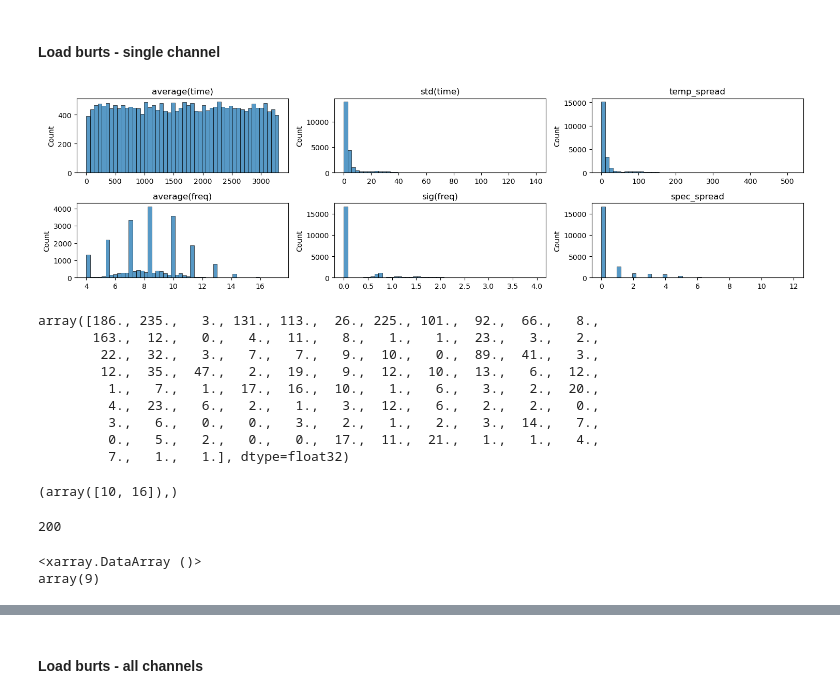
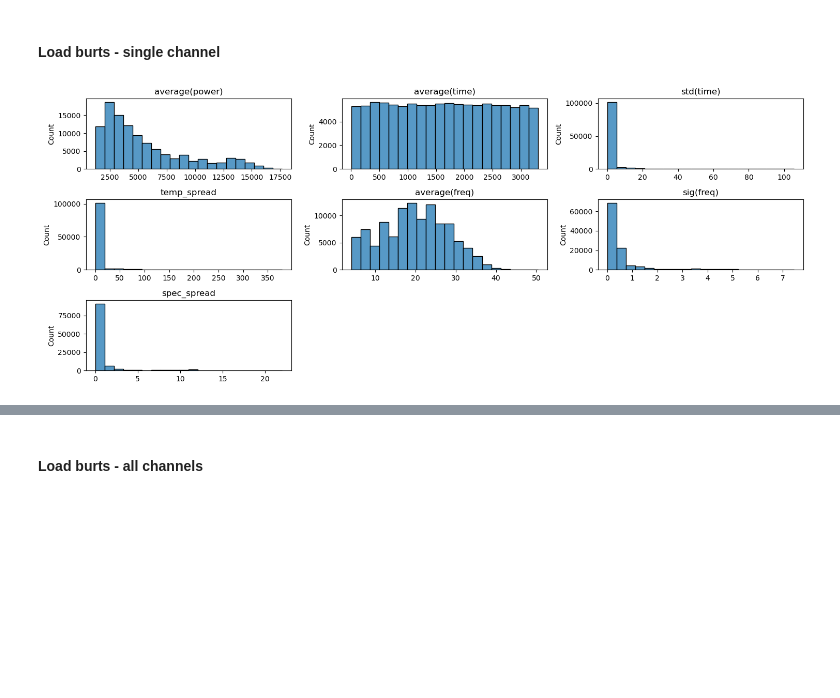
Before and after one commit to ViniciusLima94/vanderbilt, a Jupyter notebook: notebooks/5_Burst_Stats.ipynb, the cells around one changed output, grey strips where cells are left out. Saved outputs shown, nothing was run; the diff lists cells and outputs as text; code cells hidden in the pictures; blank space fills up the shorter version.

```diff
--- a/notebooks/5_Burst_Stats.ipynb
+++ b/notebooks/5_Burst_Stats.ipynb
@@ -93,7 +93,7 @@ def get_n_channels(bursts: np.ndarray, label: int):
     return np.array(out)
 
 
-def get_masked_feature(vector: np.ndarray, bursts: np.ndarray, label: int):
+def get_masked_feature(vector: np.ndarray, bursts: np.ndarray, weigths: np.ndarray, label: int):
     """
     Masks the feature vector based on the given label.
 
@@ -105,11 +105,11 @@ def get_masked_feature(vector: np.ndarray, bursts: np.ndarray, label: int):
     Returns:
         numpy.ndarray: Masked feature vector.
     """
-    return (bursts == label) * vector
+    return (weigths * (bursts == label)) * vector
 
 
 def stats_feature(
-    vector: np.ndarray, bursts: np.ndarray, labels: int, fstats=jnp.nanmean
+    vector: np.ndarray, bursts: np.ndarray, weigths: np.ndarray, labels: int, fstats=jnp.nanmean
 ):
     """
     Computes the average of non-zero elements in the masked feature vector, replacing zeros with NaNs.
@@ -124,7 +124,7 @@ def stats_feature(
     """
 
     def _for_label(carry, label):
-        masked = get_masked_feature(vector, bursts, label)
+        masked = get_masked_feature(vector, bursts, weigths, label)
         return carry, fstats(replace_zeros_with_nan(masked))
 
     _, out = jax.lax.scan(_for_label, None, labels)
@@ -314,15 +311,24 @@ for key in features_names:
     features[key] = []
 
 blocks = jnp.asarray(bursts.blocks.data)
-sel_bursts = bursts.sel(IMFs=1)
+sel_bursts = bursts.sel(IMFs=2)
+sel_w = W.sel(IMFs=2)
+
+mu_power = get_stats_feature_blocks(
+    blocks, W.data, sel_bursts.data, jnp.ones_like(sel_bursts.data), fstats=jnp.nanmean
+)
 
 mu_time, sig_time = get_stats_feature_blocks(
-    blocks, times, sel_bursts.data, fstats=jnp.nanmean
-), get_stats_feature_blocks(blocks, times, sel_bursts.data, fstats=jnp.nanstd)
+    blocks, times, sel_bursts.data, sel_w.data, fstats=jnp.nanmean
+), get_stats_feature_blocks(
+    blocks, times, sel_bursts.data, sel_w.data, fstats=jnp.nanstd
+)
 
 mu_freq, sig_freq = get_stats_feature_blocks(
-    blocks, freqs[:, None], sel_bursts.data, fstats=jnp.nanmean
-), get_stats_feature_blocks(blocks, freqs[:, None], sel_bursts.data, fstats=jnp.nanstd)
+    blocks, freqs[:, None], sel_bursts.data, sel_w.data, fstats=jnp.nanmean
+), get_stats_feature_blocks(
+    blocks, freqs[:, None], sel_bursts.data, sel_w.data, fstats=jnp.nanstd
+)
 
 temp_spread = get_temporal_spread(blocks, ntimes, sel_bursts.data)
 
@@ -340,17 +346,29 @@ temp = [
 
 for j, key in enumerate(features_names):
     features[key] = temp[j]
+# %%
+features["average(power)"] = out
+# %%
+features_names = [
+    "average(power)",
+    "average(time)",
+    "std(time)",
+    "temp_spread",
+    "average(freq)",
+    "sig(freq)",
+    "spec_spread",
+]
 # %%
 plt.figure(figsize=(15, 6))
 for i, key in enumerate(features_names):
     data = features[key]
     if data.ndim == 3:
         data = np.diff(features[key], axis=2).squeeze()
     data = data.flatten()
     data = data[~np.isnan(data)]
     plt.subplot(3, 3, i + 1)
-    sns.histplot(data=data, bins=50)
+    sns.histplot(data=data, bins=20)
     plt.title(key)
 plt.tight_layout()
 # %% [output]
-[figure, old version]
+[figure, new version]
@@ -359,25 +374,0 @@ d = np.diff(features["temp_spread"], axis=2)[0]
-# %%
-d[~np.isnan(d)]
-# %% [output]
-array([186., 235.,   3., 131., 113.,  26., 225., 101.,  92.,  66.,   8.,
-       163.,  12.,   0.,   4.,  11.,   8.,   1.,   1.,  23.,   3.,   2.,
-        22.,  32.,   3.,   7.,   7.,   9.,  10.,   0.,  89.,  41.,   3.,
-        12.,  35.,  47.,   2.,  19.,   9.,  12.,  10.,  13.,   6.,  12.,
-         1.,   7.,   1.,  17.,  16.,  10.,   1.,   6.,   3.,   2.,  20.,
-         4.,  23.,   6.,   2.,   1.,   3.,  12.,   6.,   2.,   2.,   0.,
-         3.,   6.,   0.,   0.,   3.,   2.,   1.,   2.,   3.,  14.,   7.,
-         0.,   5.,   2.,   0.,   0.,  17.,  11.,  21.,   1.,   1.,   4.,
-         7.,   1.,   1.], dtype=float32)
-# %%
-np.where(d[~np.isnan(d)]==8)
-# %% [output]
-(array([10, 16]),)
-# %%
-625 - 425
-# %% [output]
-200
-# %%
-np.sum((bursts[0, 1] ==11 ).sum("freqs") > 0)
-# %% [output]
-<xarray.DataArray ()>
-array(9)
```
Also changed, not shown: parts of 19 cells of this notebook, 5 other files.
